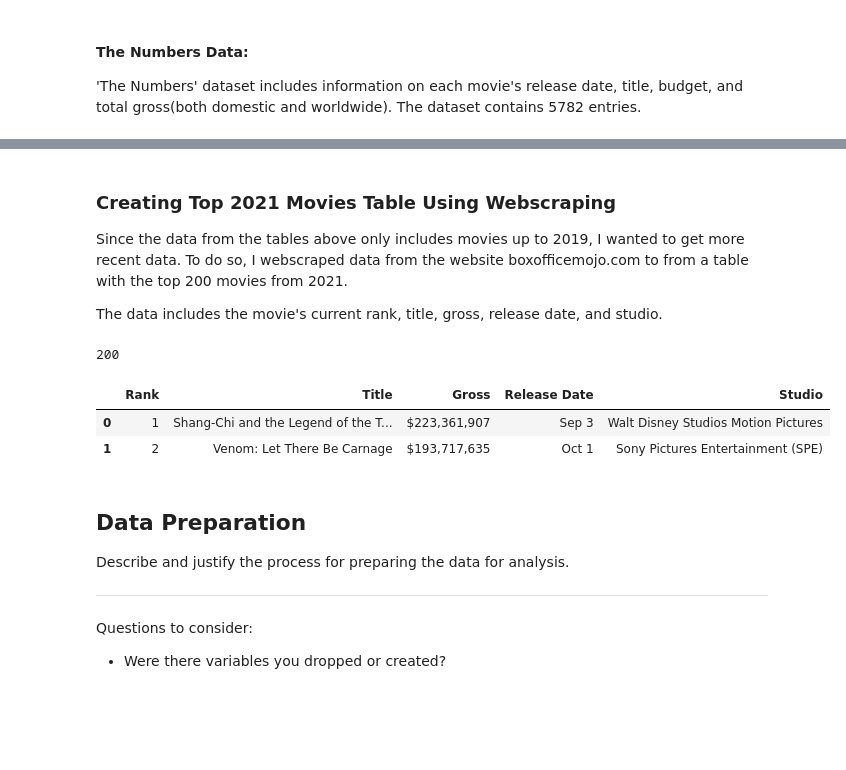
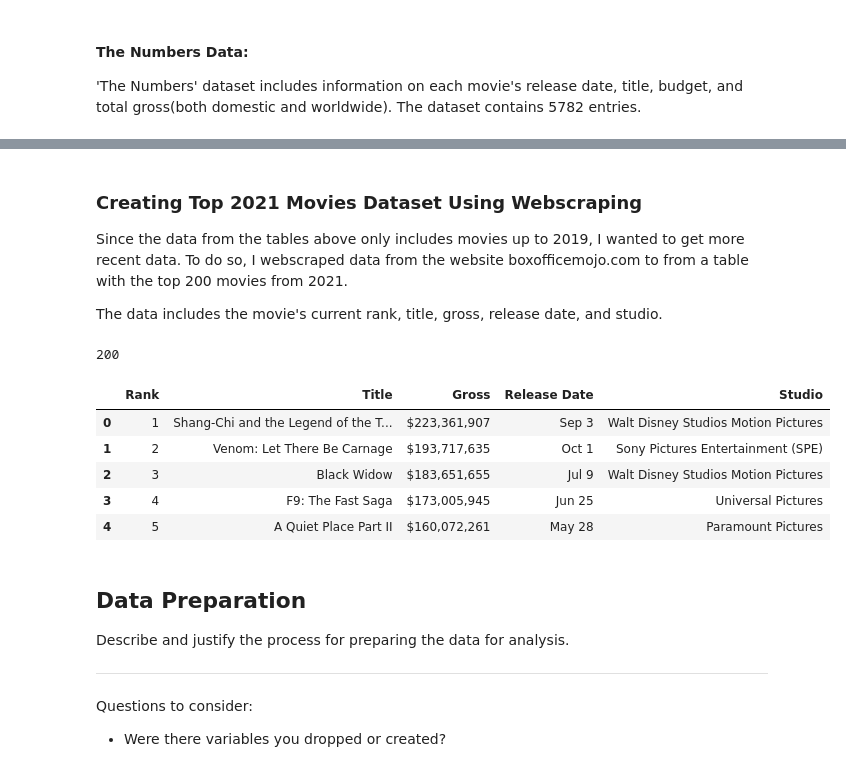
Before and after one commit to kevin-culver/Microsoft_Movie_Analysis, a Jupyter notebook: Microsoft_Movie_Analysis.ipynb, the cells around one changed output, grey strips where cells are left out. Drawn from its saved outputs; the diff is of its cells as text; code cells hidden in the pictures; blank space fills up the shorter version.

```diff
--- a/Microsoft_Movie_Analysis.ipynb
+++ b/Microsoft_Movie_Analysis.ipynb
@@ -90,7 +90,7 @@ movies_df.head(2)
 | 0 | Foodfight! | Foodfight! | 2012 | 91.0 | Action,Animation,Comedy | 1.9 | 8248 | 26 | ... |
 | 1 | The Overnight | The Overnight | 2010 | 88.0 | NaN | 7.5 | 24 | 21 | ... |
 # %% [markdown]
-### Creating Top 2021 Movies Table Using Webscraping
+### Creating Top 2021 Movies Dataset Using Webscraping
 
 Since the data from the tables above only includes movies up to 2019, I wanted to get more recent data. To do so, I webscraped data from the website boxofficemojo.com to from a table with the top 200 movies from 2021.
 
@@ -142,12 +142,15 @@ def get_movie_data(movie_table):
 # %%
 movie_data = get_movie_data(table_rows)
 rankings_2021_df = pd.DataFrame(movie_data)
 
-rankings_2021_df.head(2)
+rankings_2021_df.head()
 # %% [output]
 |  | Rank | Title | Gross | Release Date | Studio |
 | 0 | 1 | Shang-Chi and the Legend of the T... | $223,361,907 | Sep 3 | Walt Disney Studios Motion Pictures |
 | 1 | 2 | Venom: Let There Be Carnage | $193,717,635 | Oct 1 | Sony Pictures Entertainment (SPE) |
+| 2 | 3 | Black Widow | $183,651,655 | Jul 9 | Walt Disney Studios Motion Pictures |
+| 3 | 4 | F9: The Fast Saga | $173,005,945 | Jun 25 | Universal Pictures |
+| 4 | 5 | A Quiet Place Part II | $160,072,261 | May 28 | Paramount Pictures |
 # %% [markdown]
 ## Data Preparation
 
```
Also changed, not shown: parts of 15 cells of this notebook, 2 other files.
